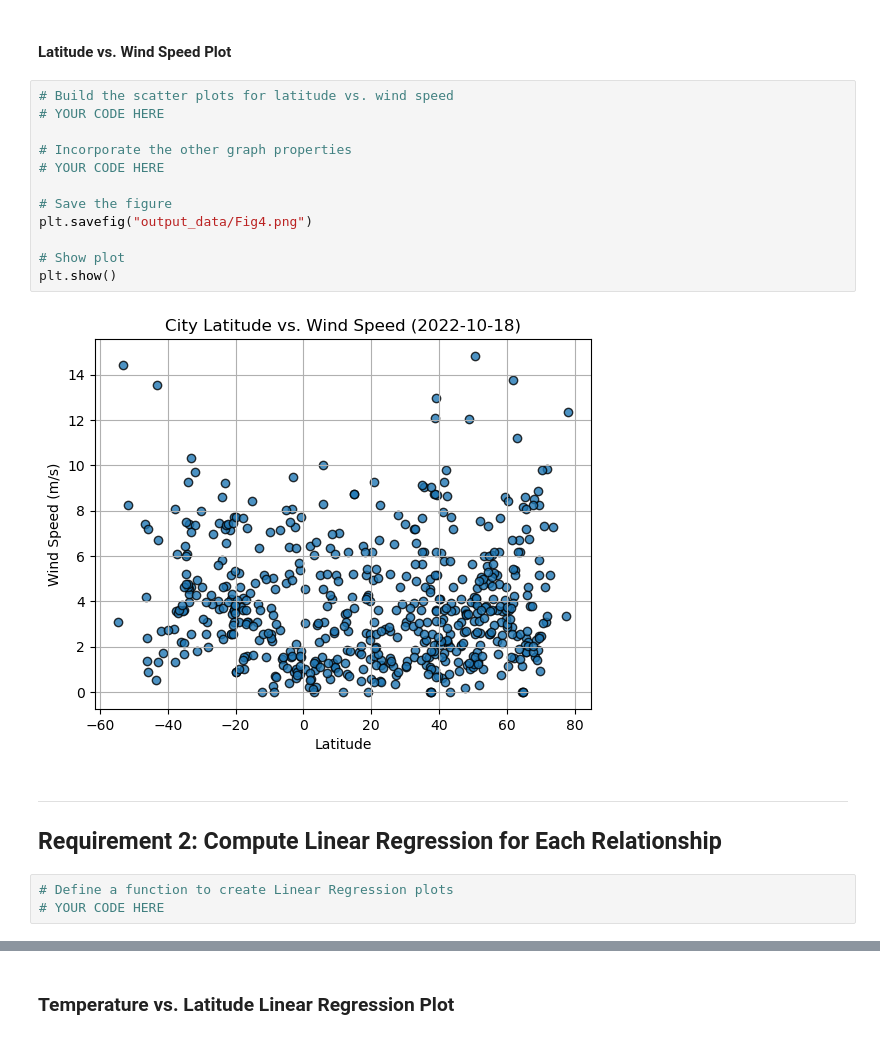
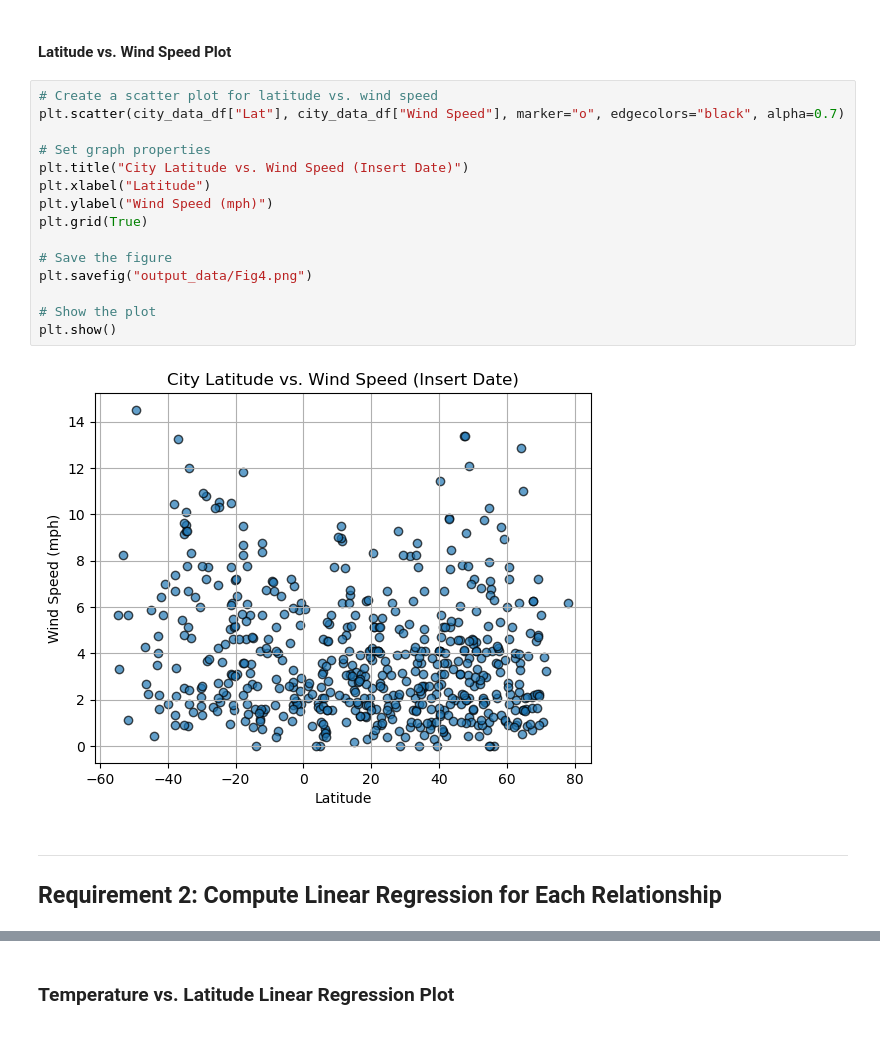
Before and after one commit to cnlamanna/python-api-challenge, a Jupyter notebook: WeatherPy/WeatherPy.ipynb, the cells around one changed output, grey strips where cells are left out. Drawn from its saved outputs; the diff is of its cells as text.

```diff
--- a/WeatherPy/WeatherPy.ipynb
+++ b/WeatherPy/WeatherPy.ipynb
@@ -245,23 +258,23 @@ plt.show()
 # %% [markdown]
 #### Latitude vs. Wind Speed Plot
 # %%
-# Build the scatter plots for latitude vs. wind speed
-# YOUR CODE HERE
+# Create a scatter plot for latitude vs. wind speed
+plt.scatter(city_data_df["Lat"], city_data_df["Wind Speed"], marker="o", edgecolors="black", alpha=0.7)
 
-# Incorporate the other graph properties
-# YOUR CODE HERE
+# Set graph properties
+plt.title("City Latitude vs. Wind Speed (Insert Date)")
+plt.xlabel("Latitude")
+plt.ylabel("Wind Speed (mph)")
+plt.grid(True)
 
 # Save the figure
 plt.savefig("output_data/Fig4.png")
 
-# Show plot
+# Show the plot
 plt.show()
 # %% [output]
-[figure, old version]
+[figure, new version]
 # %% [markdown]
 ---
 
 ## Requirement 2: Compute Linear Regression for Each Relationship
-# %%
-# Define a function to create Linear Regression plots
-# YOUR CODE HERE
```
Also changed, not shown: parts of 37 cells of this notebook, 5 other files.
